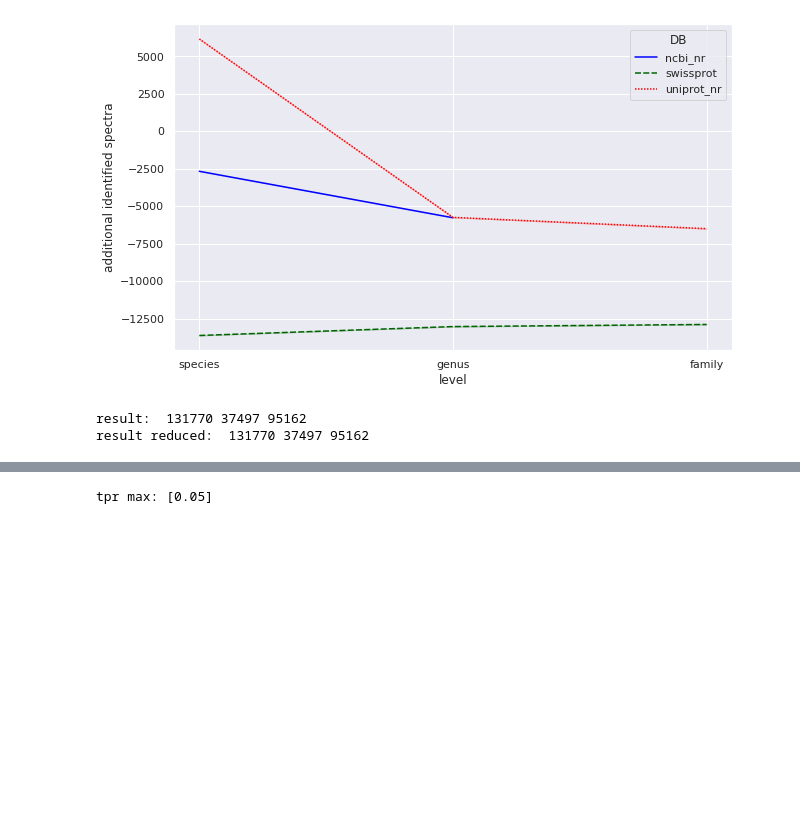
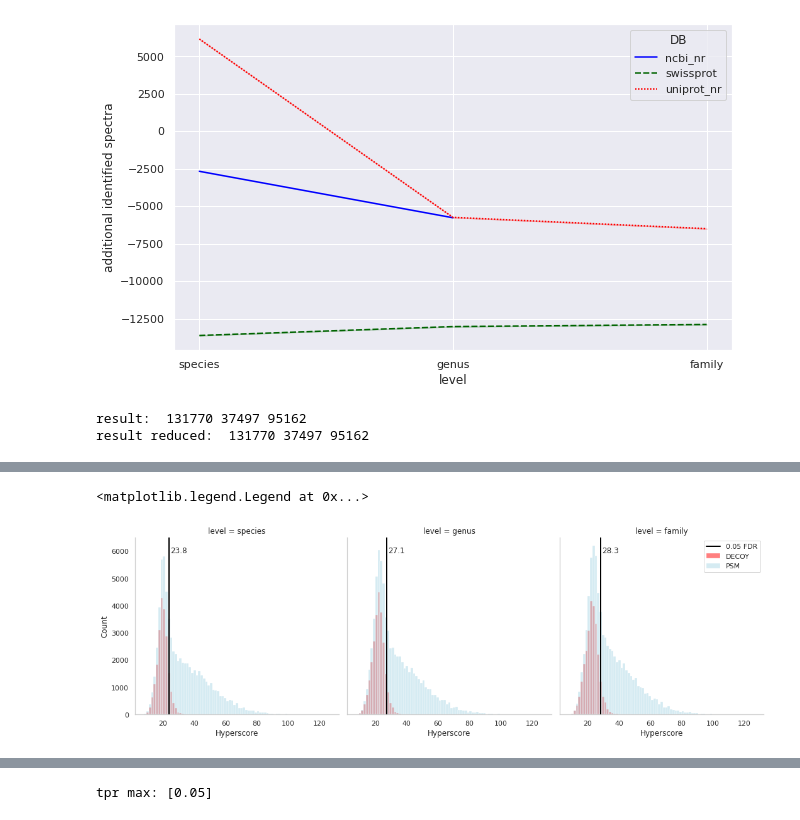
Before and after one commit to jschmacht/xtandem_result_analyzer, a Jupyter notebook: create_plots_from_sensitivity_analysis.ipynb, the cells around one changed output, grey strips where cells are left out. Cells and saved outputs as stored; diff of their text form; code cells hidden in the pictures; blank space fills up the shorter version.

```diff
--- a/create_plots_from_sensitivity_analysis.ipynb
+++ b/create_plots_from_sensitivity_analysis.ipynb
@@ -389,15 +503,14 @@ def create_histogramm(df_with_sep_decoy, output, fdr_border):
                 x="Hyperscore",
                 hue="decoy",
                 binwidth=2,
-                palette=['blue', 'red'],
-
+                palette=['lightblue', 'red'],
                 legend=False)
     plt.axvline(fdr_border, linewidth=2, color='black', label='FDR')
     axes = plt.gca()
     y_min, y_max = axes.get_ylim()
     plt.text(fdr_border+1, y_max-(y_max/10), str(fdr_border), va='bottom')
     plt.legend(title='', loc='upper right', labels=['0.05 FDR','DECOY', 'PSM'])
-    plt.savefig(output)
+    # plt.savefig(output)
+    return plt
     #plt.close()
-df_with_sep_decoy_ref = create_df_for_df_with_sep_decoy("/home/jules/Documents/Tax2Proteome/benchmarking/results_searchgui_kleiner_db/Run1_U1_2000ng.t.xml_reduced.tsv")
 create_histogramm(df_with_sep_decoy_ref, '/home/jules/Documents/Tax2Proteome/benchmarking/plots/histogramm_psm_decoy_reference.png', 20.8)
@@ -418,0 +545,24 @@ for file_dict in dict_list:
+# %%
+df_species = create_df_for_df_with_sep_decoy(uniprot_nr_dict['uniprot_species_nr'][1].split('_0.')[0])
+fdr_border_species = float(read_last_score(uniprot_nr_dict['uniprot_species_nr'][1]))
+df_genus = create_df_for_df_with_sep_decoy(uniprot_nr_dict['uniprot_genus_nr'][1].split('_0.')[0])
+fdr_border_genus = float(read_last_score(uniprot_nr_dict['uniprot_genus_nr'][1]))
+df_family = create_df_for_df_with_sep_decoy(uniprot_nr_dict['uniprot_family_nr'][1].split('_0.')[0])
+fdr_border_family = float(read_last_score(uniprot_nr_dict['uniprot_family_nr'][1]))
+# %%
+df_species['level'] = 'species'
+df_genus['level'] = 'genus'
+df_family['level'] = 'family'
+df_uniprot = pd.concat([df_species, df_genus, df_family])
+# %%
+g1 = sns.displot(data=df_uniprot, col='level', x="Hyperscore", hue="decoy", binwidth=1.5, palette=['lightblue', 'red'], legend=False)
+axes_subplots = g1.fig.axes
+for i, fdr_border in enumerate([fdr_border_species, fdr_border_genus, fdr_border_family]):
+    subplot_axe = axes_subplots[i]
+    subplot_axe.axvline(fdr_border, linewidth=2, color='black', label='FDR')
+    y_min, y_max = subplot_axe.get_ylim()
+    subplot_axe.text(fdr_border+1, y_max-(y_max/10), str(fdr_border), va='bottom')
+plt.legend(title='', loc='upper right', labels=['0.05 FDR','DECOY', 'PSM'])
+# %% [output]
+<matplotlib.legend.Legend at 0x...>
+[figure, added]
```
Also changed, not shown: parts of 21 cells of this notebook, 8 other files.
